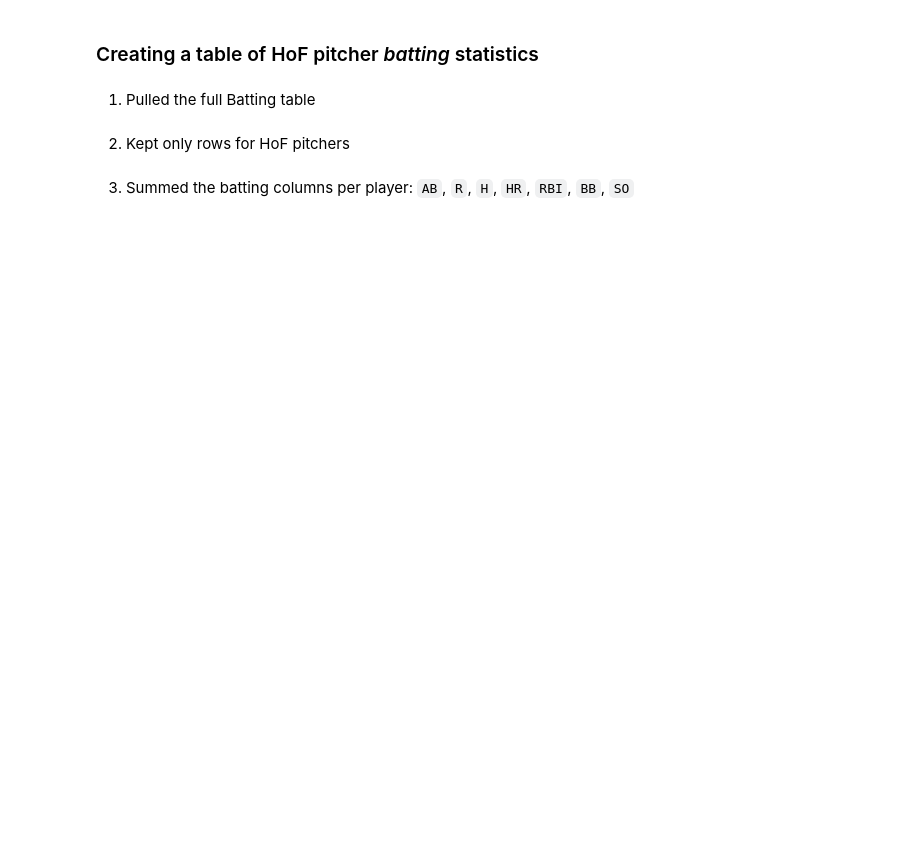
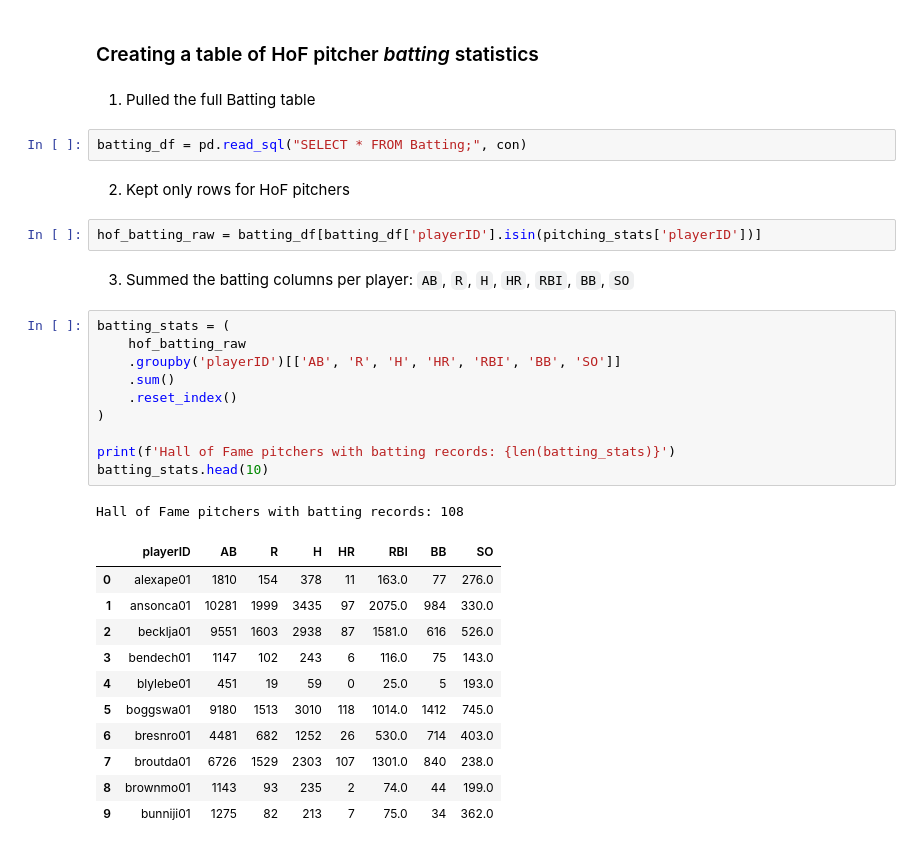
Before and after one commit to chhammet/ST554_HW6, a Jupyter notebook: cole_hammett_hw_6.ipynb, the cells around one changed output. Cells and saved outputs as stored; diff of their text form; blank space fills up the shorter version.

```diff
--- a/cole_hammett_hw_6.ipynb
+++ b/cole_hammett_hw_6.ipynb
@@ -88,8 +100,35 @@ pitching_stats.head(10)
 ### Creating a table of HoF pitcher *batting* statistics
 # %% [markdown]
 1) Pulled the full Batting table
+# %%
+batting_df = pd.read_sql("SELECT * FROM Batting;", con)
 # %% [markdown]
 2) Kept only rows for HoF pitchers
+# %%
+hof_batting_raw = batting_df[batting_df['playerID'].isin(pitching_stats['playerID'])]
 # %% [markdown]
 
 3) Summed the batting columns per player: `AB`, `R`, `H`, `HR`, `RBI`, `BB`, `SO`
+# %%
+batting_stats = (
+    hof_batting_raw
+    .groupby('playerID')[['AB', 'R', 'H', 'HR', 'RBI', 'BB', 'SO']]
+    .sum()
+    .reset_index()
+)
+
+print(f'Hall of Fame pitchers with batting records: {len(batting_stats)}')
+batting_stats.head(10)
+# %% [output]
+Hall of Fame pitchers with batting records: 108
+|  | playerID | AB | R | H | HR | RBI | BB | SO |
+| 0 | alexape01 | 1810 | 154 | 378 | 11 | 163.0 | 77 | 276.0 |
+| 1 | ansonca01 | 10281 | 1999 | 3435 | 97 | 2075.0 | 984 | 330.0 |
+| 2 | becklja01 | 9551 | 1603 | 2938 | 87 | 1581.0 | 616 | 526.0 |
+| 3 | bendech01 | 1147 | 102 | 243 | 6 | 116.0 | 75 | 143.0 |
+| 4 | blylebe01 | 451 | 19 | 59 | 0 | 25.0 | 5 | 193.0 |
+| 5 | boggswa01 | 9180 | 1513 | 3010 | 118 | 1014.0 | 1412 | 745.0 |
+| 6 | bresnro01 | 4481 | 682 | 1252 | 26 | 530.0 | 714 | 403.0 |
+| 7 | broutda01 | 6726 | 1529 | 2303 | 107 | 1301.0 | 840 | 238.0 |
+| 8 | brownmo01 | 1143 | 93 | 235 | 2 | 74.0 | 44 | 199.0 |
+| 9 | bunniji01 | 1275 | 82 | 213 | 7 | 75.0 | 34 | 362.0 |
```
Also changed, not shown: parts of 7 cells of this notebook.
